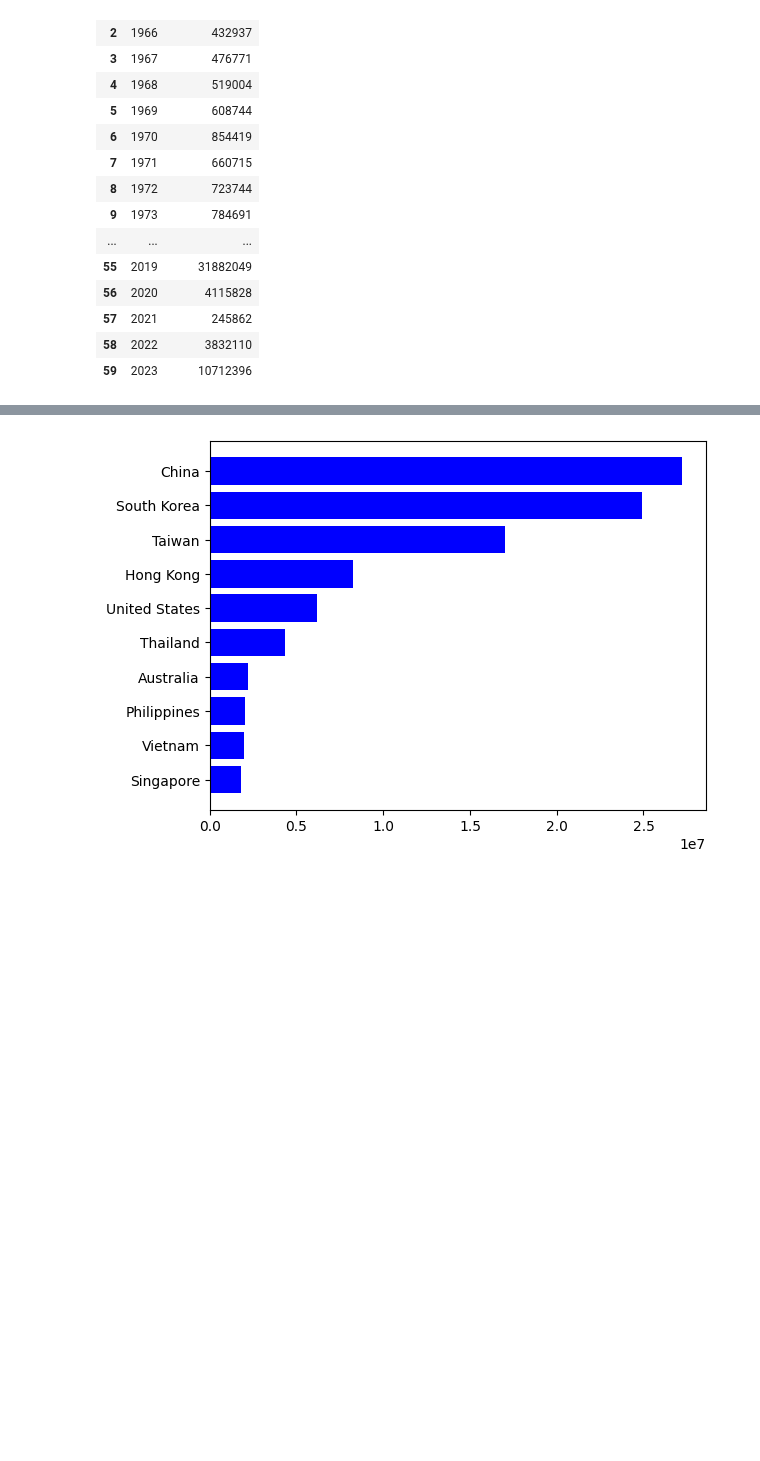
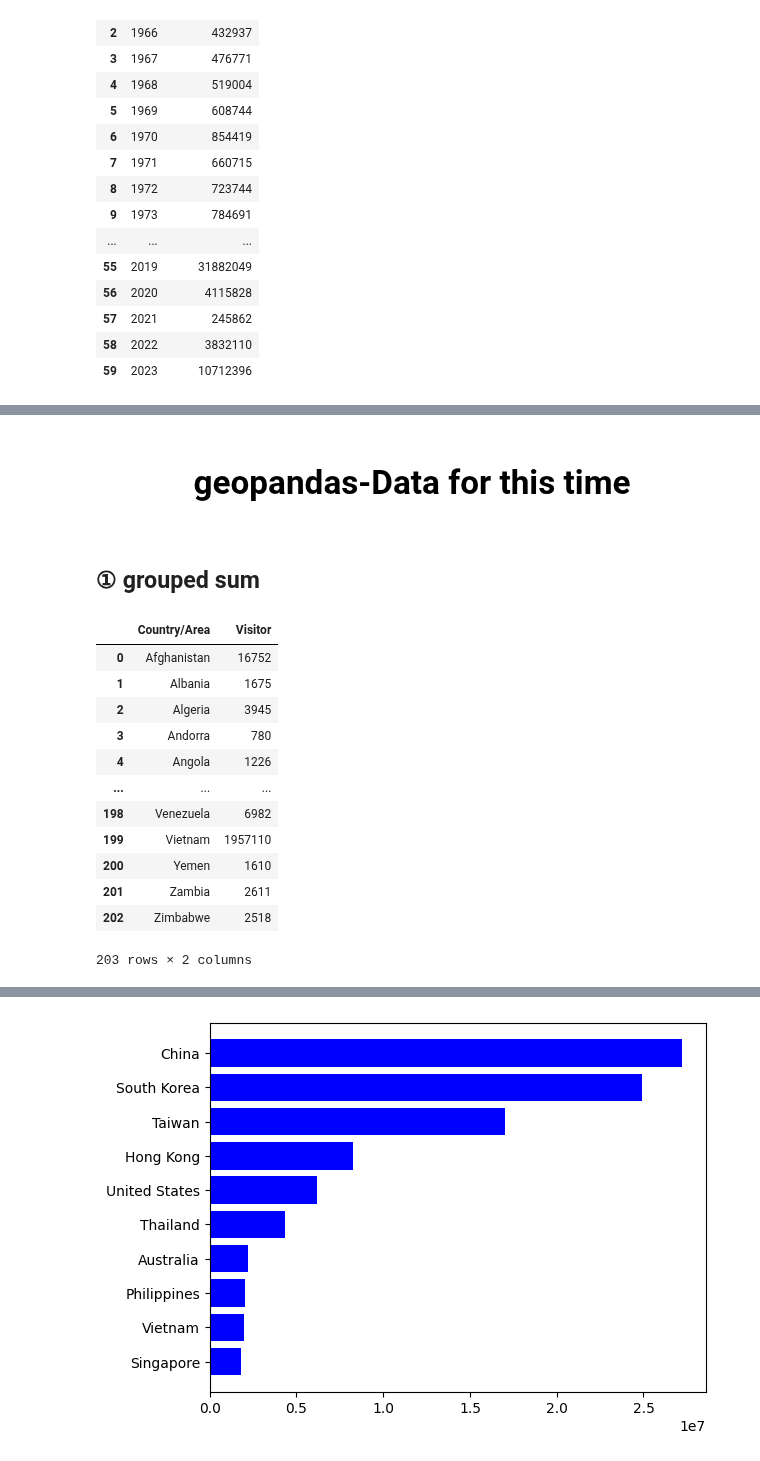
Before and after one commit to riicon72/kaggle, a Jupyter notebook: notebook_eda/eda-visitors-year-month.ipynb, the cells around one changed output, grey strips where cells are left out. Cells and saved outputs as stored; diff of their text form; code cells hidden in the pictures; blank space fills up the shorter version.

Commit message:
Kaggle Notebook | 【EDA】time series‐ bar/lineplot | Version 13

```diff
--- a/notebook_eda/eda-visitors-year-month.ipynb
+++ b/notebook_eda/eda-visitors-year-month.ipynb
@@ -110,0 +136,26 @@ df_year.describe()
+# %% [markdown]
+<a id="1"></a>
+# <p style="background-image: url(https://i.postimg.cc/CL6cTnJM/publicdomainq-0032797.jpg);font-family:camtasia;font-size:120%;color:Black;text-align:center;border-radius:15px 50px; padding:7px"> geopandas-Data for this time</p>
+# %% [markdown]
+## ① grouped sum
+# %%
+df_drop = df_month.drop(['Month ','Year'], axis=1)
+grouped = df_drop.groupby('Country/Area')
+group_sums = grouped.sum()
+group_sum = group_sums.reset_index()
+df = group_sum
+df
+# %% [output]
+|  | Country/Area | Visitor |
+| 0 | Afghanistan | 16752 |
+| 1 | Albania | 1675 |
+| 2 | Algeria | 3945 |
+| 3 | Andorra | 780 |
+| 4 | Angola | 1226 |
+| ... | ... | ... |
+| 198 | Venezuela | 6982 |
+| 199 | Vietnam | 1957110 |
+| 200 | Yemen | 1610 |
+| 201 | Zambia | 2611 |
+| 202 | Zimbabwe | 2518 |
+203 rows × 2 columns
```
Also changed, not shown: parts of 27 cells of this notebook.
